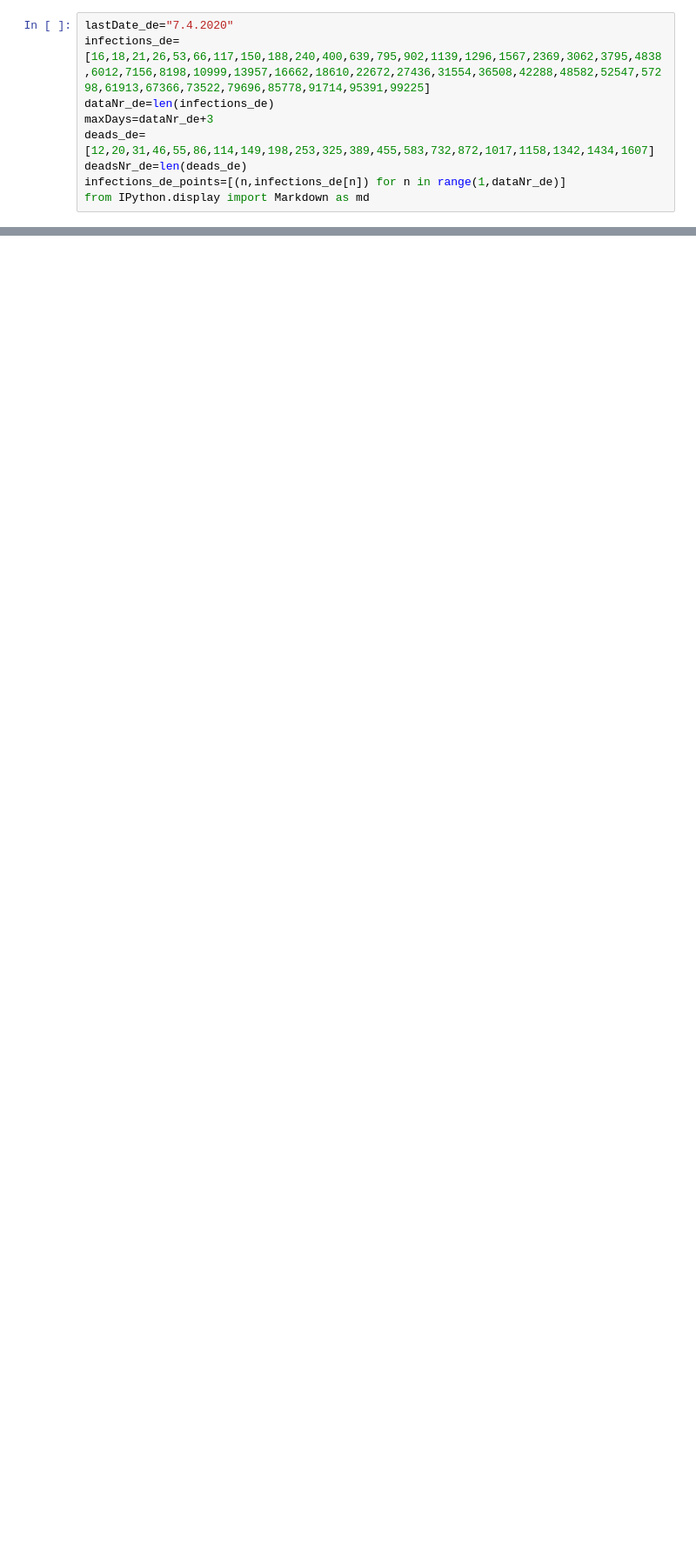
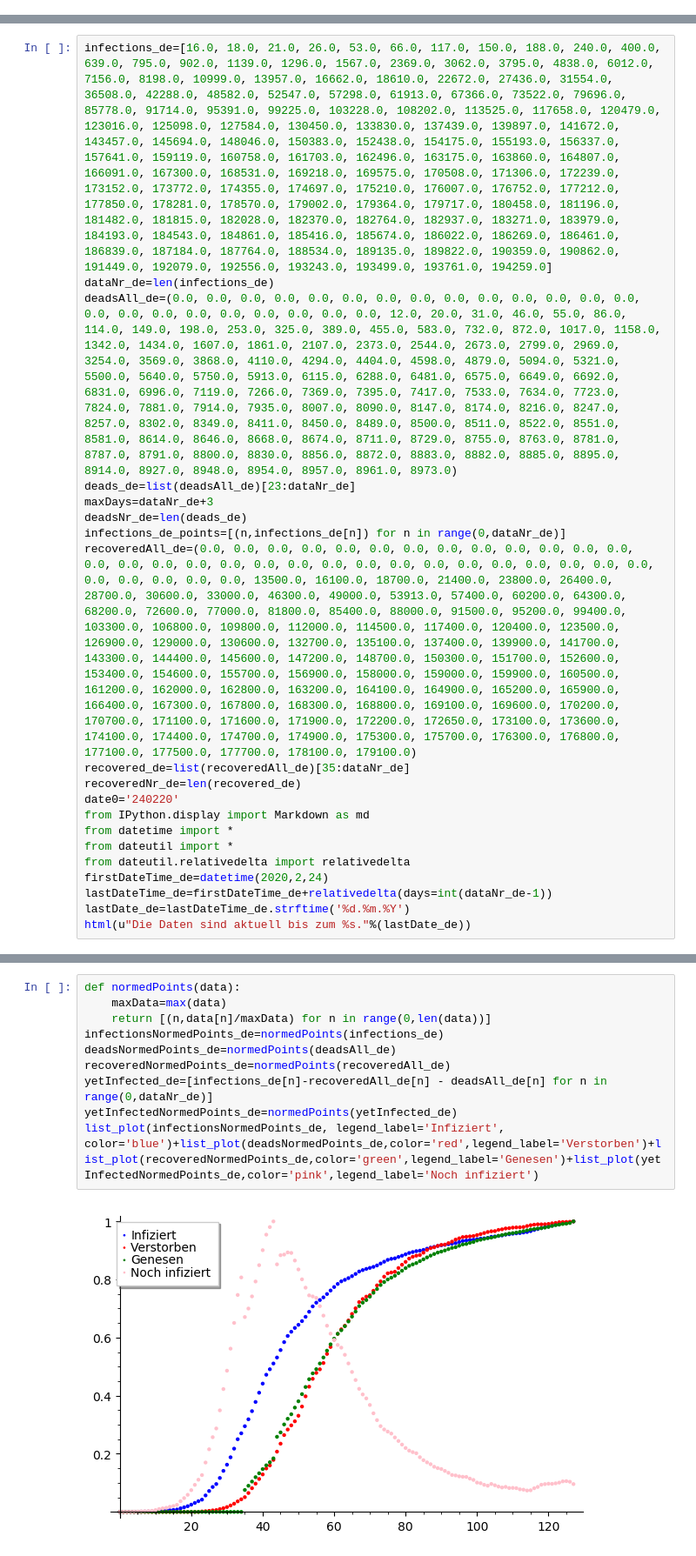
Before and after one commit to ingodahn/Corona, a Jupyter notebook: Deutschland.ipynb, the cells around one changed output, grey strips where cells are left out. Shown: that part at 87% size. Saved outputs shown, nothing was run; the diff lists cells and outputs as text; blank space fills up the shorter version.

```diff
--- a/Deutschland.ipynb
+++ b/Deutschland.ipynb
@@ -43,9 +0,0 @@ Im Folgenden wird statt mit Kalender-Daten, mit Tagen seit dem 24.2.2020, dem Be
-# %%
-lastDate_de="7.4.2020"
-infections_de=[16,18,21,26,53,66,117,150,188,240,400,639,795,902,1139,1296,1567,2369,3062,3795,4838,6012,7156,8198,10999,13957,16662,18610,22672,27436,31554,36508,42288,48582,52547,57298,61913,67366,73522,79696,85778,91714,95391,99225]
-dataNr_de=len(infections_de)
-maxDays=dataNr_de+3
-deads_de=[12,20,31,46,55,86,114,149,198,253,325,389,455,583,732,872,1017,1158,1342,1434,1607]
-deadsNr_de=len(deads_de)
-infections_de_points=[(n,infections_de[n]) for n in range(1,dataNr_de)]
-from IPython.display import Markdown as md
@@ -387,0 +99,20 @@ Versuchen wir eine naive Regression,bei der alle 3 Parameter $a,k,S$ optimiert w
+# %%
+infections_de=[16.0, 18.0, 21.0, 26.0, 53.0, 66.0, 117.0, 150.0, 188.0, 240.0, 400.0, 639.0, 795.0, 902.0, 1139.0, 1296.0, 1567.0, 2369.0, 3062.0, 3795.0, 4838.0, 6012.0, 7156.0, 8198.0, 10999.0, 13957.0, 16662.0, 18610.0, 22672.0, 27436.0, 31554.0, 36508.0, 42288.0, 48582.0, 52547.0, 57298.0, 61913.0, 67366.0, 73522.0, 79696.0, 85778.0, 91714.0, 95391.0, 99225.0, 103228.0, 108202.0, 113525.0, 117658.0, 120479.0, 123016.0, 125098.0, 127584.0, 130450.0, 133830.0, 137439.0, 139897.0, 141672.0, 143457.0, 145694.0, 148046.0, 150383.0, 152438.0, 154175.0, 155193.0, 156337.0, 157641.0, 159119.0, 160758.0, 161703.0, 162496.0, 163175.0, 163860.0, 164807.0, 166091.0, 167300.0, 168531.0, 169218.0, 169575.0, 170508.0, 171306.0, 172239.0, 173152.0, 173772.0, 174355.0, 174697.0, 175210.0, 176007.0, 176752.0, 177212.0, 177850.0, 178281.0, 178570.0, 179002.0, 179364.0, 179717.0, 180458.0, 181196.0, 181482.0, 181815.0, 182028.0, 182370.0, 182764.0, 182937.0, 183271.0, 183979.0, 184193.0, 184543.0, 184861.0, 185416.0, 185674.0, 186022.0, 186269.0, 186461.0, 186839.0, 187184.0, 187764.0, 188534.0, 189135.0, 189822.0, 190359.0, 190862.0, 191449.0, 192079.0, 192556.0, 193243.0, 193499.0, 193761.0, 194259.0]
+dataNr_de=len(infections_de)
+deadsAll_de=(0.0, 0.0, 0.0, 0.0, 0.0, 0.0, 0.0, 0.0, 0.0, 0.0, 0.0, 0.0, 0.0, 0.0, 0.0, 0.0, 0.0, 0.0, 0.0, 0.0, 0.0, 0.0, 0.0, 12.0, 20.0, 31.0, 46.0, 55.0, 86.0, 114.0, 149.0, 198.0, 253.0, 325.0, 389.0, 455.0, 583.0, 732.0, 872.0, 1017.0, 1158.0, 1342.0, 1434.0, 1607.0, 1861.0, 2107.0, 2373.0, 2544.0, 2673.0, 2799.0, 2969.0, 3254.0, 3569.0, 3868.0, 4110.0, 4294.0, 4404.0, 4598.0, 4879.0, 5094.0, 5321.0, 5500.0, 5640.0, 5750.0, 5913.0, 6115.0, 6288.0, 6481.0, 6575.0, 6649.0, 6692.0, 6831.0, 6996.0, 7119.0, 7266.0, 7369.0, 7395.0, 7417.0, 7533.0, 7634.0, 7723.0, 7824.0, 7881.0, 7914.0, 7935.0, 8007.0, 8090.0, 8147.0, 8174.0, 8216.0, 8247.0, 8257.0, 8302.0, 8349.0, 8411.0, 8450.0, 8489.0, 8500.0, 8511.0, 8522.0, 8551.0, 8581.0, 8614.0, 8646.0, 8668.0, 8674.0, 8711.0, 8729.0, 8755.0, 8763.0, 8781.0, 8787.0, 8791.0, 8800.0, 8830.0, 8856.0, 8872.0, 8883.0, 8882.0, 8885.0, 8895.0, 8914.0, 8927.0, 8948.0, 8954.0, 8957.0, 8961.0, 8973.0)
+deads_de=list(deadsAll_de)[23:dataNr_de]
+maxDays=dataNr_de+3
+deadsNr_de=len(deads_de)
+infections_de_points=[(n,infections_de[n]) for n in range(0,dataNr_de)]
+recoveredAll_de=(0.0, 0.0, 0.0, 0.0, 0.0, 0.0, 0.0, 0.0, 0.0, 0.0, 0.0, 0.0, 0.0, 0.0, 0.0, 0.0, 0.0, 0.0, 0.0, 0.0, 0.0, 0.0, 0.0, 0.0, 0.0, 0.0, 0.0, 0.0, 0.0, 0.0, 0.0, 0.0, 0.0, 0.0, 0.0, 13500.0, 16100.0, 18700.0, 21400.0, 23800.0, 26400.0, 28700.0, 30600.0, 33000.0, 46300.0, 49000.0, 53913.0, 57400.0, 60200.0, 64300.0, 68200.0, 72600.0, 77000.0, 81800.0, 85400.0, 88000.0, 91500.0, 95200.0, 99400.0, 103300.0, 106800.0, 109800.0, 112000.0, 114500.0, 117400.0, 120400.0, 123500.0, 126900.0, 129000.0, 130600.0, 132700.0, 135100.0, 137400.0, 139900.0, 141700.0, 143300.0, 144400.0, 145600.0, 147200.0, 148700.0, 150300.0, 151700.0, 152600.0, 153400.0, 154600.0, 155700.0, 156900.0, 158000.0, 159000.0, 159900.0, 160500.0, 161200.0, 162000.0, 162800.0, 163200.0, 164100.0, 164900.0, 165200.0, 165900.0, 166400.0, 167300.0, 167800.0, 168300.0, 168800.0, 169100.0, 169600.0, 170200.0, 170700.0, 171100.0, 171600.0, 171900.0, 172200.0, 172650.0, 173100.0, 173600.0, 174100.0, 174400.0, 174700.0, 174900.0, 175300.0, 175700.0, 176300.0, 176800.0, 177100.0, 177500.0, 177700.0, 178100.0, 179100.0)
+recovered_de=list(recoveredAll_de)[35:dataNr_de]
+recoveredNr_de=len(recovered_de)
+date0='240220'
+from IPython.display import Markdown as md
+from datetime import *
+from dateutil import *
+from dateutil.relativedelta import relativedelta
+firstDateTime_de=datetime(2020,2,24)
+lastDateTime_de=firstDateTime_de+relativedelta(days=int(dataNr_de-1))
+lastDate_de=lastDateTime_de.strftime('%d.%m.%Y')
+html(u"Die Daten sind aktuell bis zum %s."%(lastDate_de))
@@ -387,0 +130,12 @@ Versuchen wir eine naive Regression,bei der alle 3 Parameter $a,k,S$ optimiert w
+# %%
+def normedPoints(data):
+    maxData=max(data)
+    return [(n,data[n]/maxData) for n in range(0,len(data))]
+infectionsNormedPoints_de=normedPoints(infections_de)
+deadsNormedPoints_de=normedPoints(deadsAll_de)
+recoveredNormedPoints_de=normedPoints(recoveredAll_de)
+yetInfected_de=[infections_de[n]-recoveredAll_de[n] - deadsAll_de[n] for n in range(0,dataNr_de)]
+yetInfectedNormedPoints_de=normedPoints(yetInfected_de)
+list_plot(infectionsNormedPoints_de, legend_label='Infiziert', color='blue')+list_plot(deadsNormedPoints_de,color='red',legend_label='Verstorben')+list_plot(recoveredNormedPoints_de,color='green',legend_label='Genesen')+list_plot(yetInfectedNormedPoints_de,color='pink',legend_label='Noch infiziert')
+# %% [output]
+[figure, added]
```
Also changed, not shown: parts of 120 cells of this notebook.
